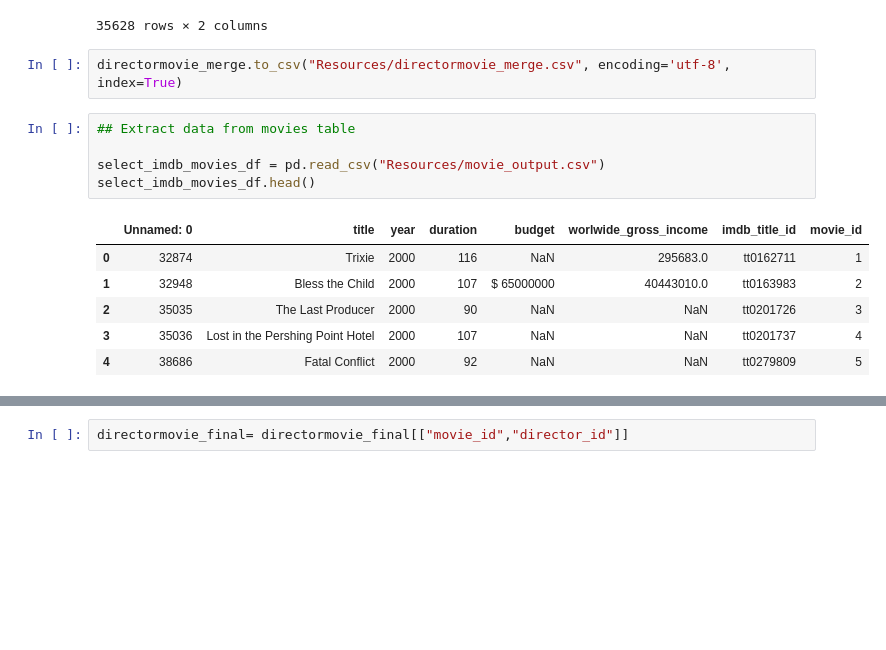
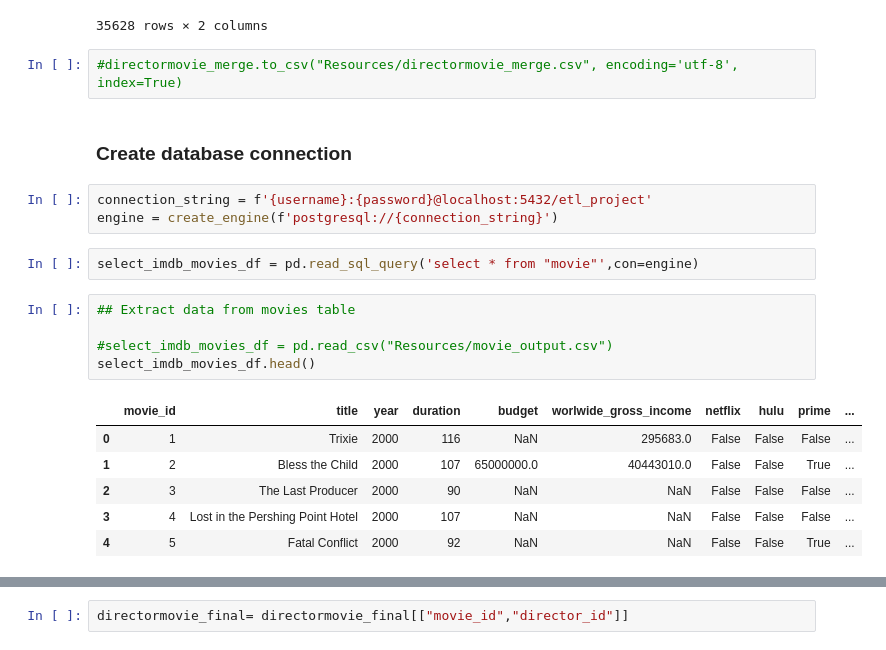
Before and after one commit to eriklockwood/team1_etl_project, a Jupyter notebook: etl_director.ipynb, the cells around one changed output, grey strips where cells are left out. Drawn from its saved outputs; the diff is of its cells as text; blank space fills up the shorter version.

```diff
--- a/etl_director.ipynb
+++ b/etl_director.ipynb
@@ -320,19 +320,26 @@ directormovie_merge
 | 35627 | tt7246106 | 32758 |
 35628 rows × 2 columns
 # %%
-directormovie_merge.to_csv("Resources/directormovie_merge.csv", encoding='utf-8', index=True)
+#directormovie_merge.to_csv("Resources/directormovie_merge.csv", encoding='utf-8', index=True)
+# %% [markdown]
+### Create database connection
+# %%
+connection_string = f'{username}:{password}@localhost:5432/etl_project'
+engine = create_engine(f'postgresql://{connection_string}')
+# %%
+select_imdb_movies_df = pd.read_sql_query('select * from "movie"',con=engine)
 # %%
 ## Extract data from movies table
 
-select_imdb_movies_df = pd.read_csv("Resources/movie_output.csv")
+#select_imdb_movies_df = pd.read_csv("Resources/movie_output.csv")
 select_imdb_movies_df.head()
 # %% [output]
-|  | Unnamed: 0 | title | year | duration | budget | worlwide_gross_income | imdb_title_id | movie_id |
-| 0 | 32874 | Trixie | 2000 | 116 | NaN | 295683.0 | tt0162711 | 1 |
-| 1 | 32948 | Bless the Child | 2000 | 107 | $ 65000000 | 40443010.0 | tt0163983 | 2 |
-| 2 | 35035 | The Last Producer | 2000 | 90 | NaN | NaN | tt0201726 | 3 |
-| 3 | 35036 | Lost in the Pershing Point Hotel | 2000 | 107 | NaN | NaN | tt0201737 | 4 |
-| 4 | 38686 | Fatal Conflict | 2000 | 92 | NaN | NaN | tt0279809 | 5 |
+|  | movie_id | title | year | duration | budget | worlwide_gross_income | netflix | hulu | prime | ... |
+| 0 | 1 | Trixie | 2000 | 116 | NaN | 295683.0 | False | False | False | ... |
+| 1 | 2 | Bless the Child | 2000 | 107 | 65000000.0 | 40443010.0 | False | False | True | ... |
+| 2 | 3 | The Last Producer | 2000 | 90 | NaN | NaN | False | False | False | ... |
+| 3 | 4 | Lost in the Pershing Point Hotel | 2000 | 107 | NaN | NaN | False | False | False | ... |
+| 4 | 5 | Fatal Conflict | 2000 | 92 | NaN | NaN | False | False | True | ... |
 # %%
 #merge dataframes on "IMDB title id"
 directormovie_final= pd.merge(select_imdb_movies_df,directormovie_merge, on="imdb_title_id").copy()
```
Also changed, not shown: parts of 8 cells of this notebook, 2 other files.
